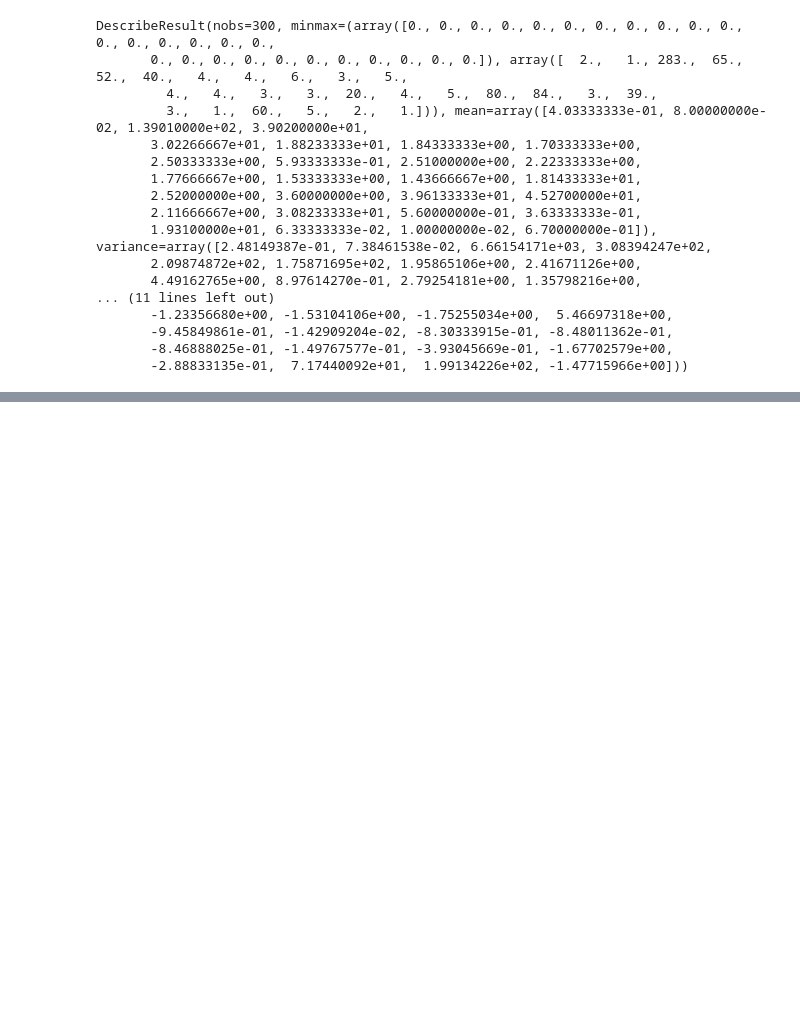
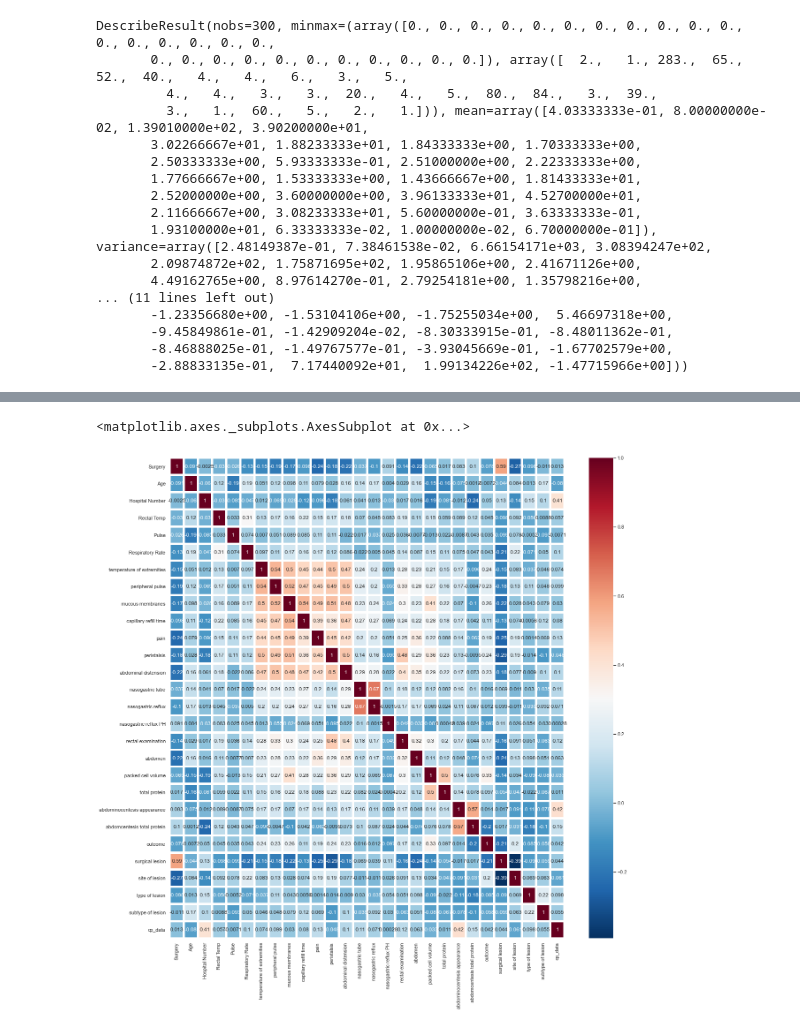
Before and after one commit to Freshia/project_fleming, a Jupyter notebook: Exploration.ipynb, the cells around one changed output, grey strips where cells are left out. Cells and saved outputs as stored; diff of their text form; code cells hidden in the pictures; blank space fills up the shorter version.

Commit message:
Added correlation check

```diff
--- a/Exploration.ipynb
+++ b/Exploration.ipynb
@@ -165,0 +184,7 @@ pearson
+# %%
+#Heatmap to visually display the correlation
+fig, ax = plt.subplots(figsize=(20,20))
+sns.heatmap(pearson,xticklabels=pearson.columns,yticklabels=pearson.columns,cmap='RdBu_r',annot=True,linewidth=4, ax=ax)
+# %% [output]
+<matplotlib.axes._subplots.AxesSubplot at 0x...>
+[figure, added]
```
Also changed, not shown: parts of 1 cell of this notebook.
